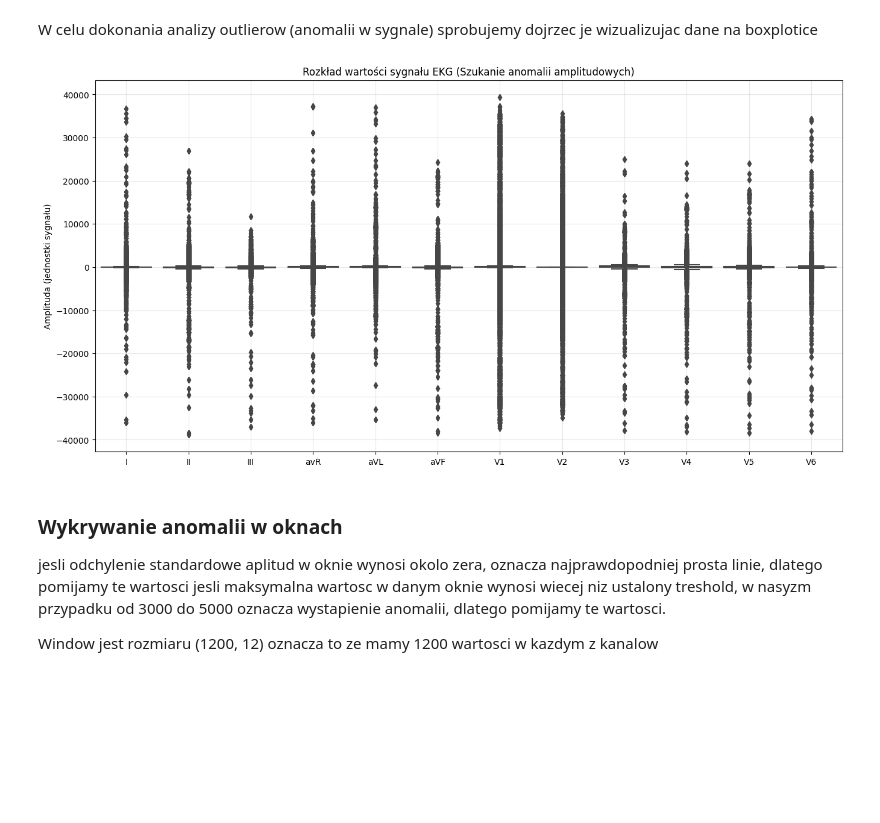
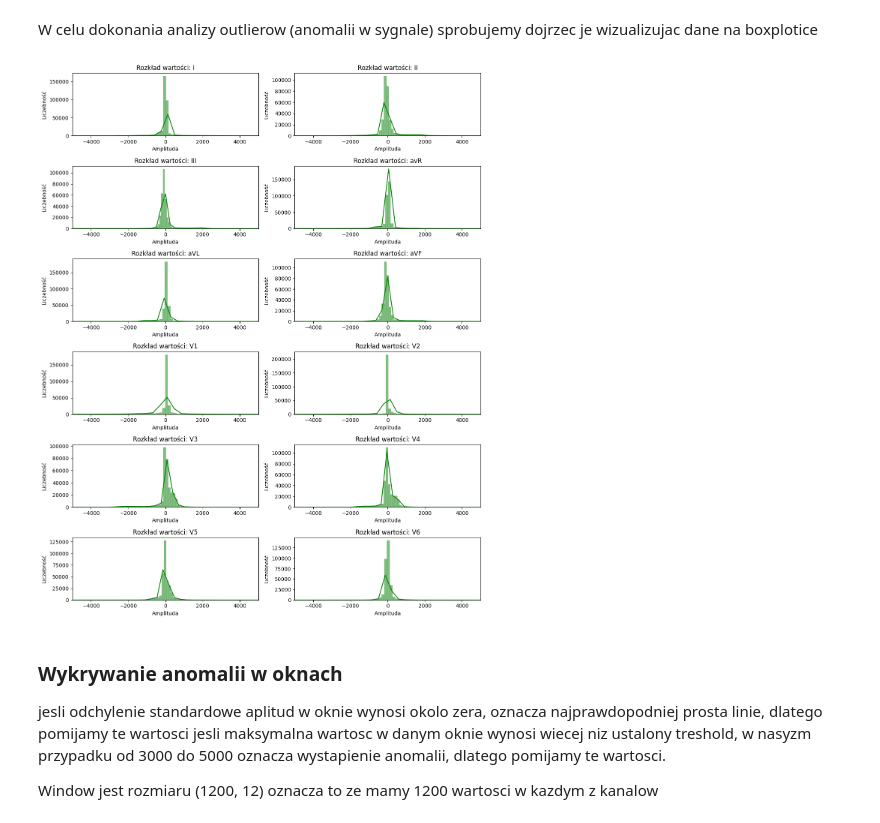
Before and after one commit to MichaelL200/Projekt-EKG, a Jupyter notebook: z2.ipynb, the cells around one changed output. Saved outputs shown, nothing was run; the diff lists cells and outputs as text; code cells hidden in the pictures; blank space fills up the shorter version.

Commit message:
added signal substraction, histplot, watch_data handling, aligmnent

```diff
--- a/z2.ipynb
+++ b/z2.ipynb
@@ -144,0 +140,21 @@ print(resampled_df.head())
+# %%
+subset_dif =  resampled_df[:400] - subset_clean[:400]
+
+
+fig, axes = plt.subplots(nrows=6, ncols=2, figsize=(15, 12))
+
+axes = axes.flatten()
+
+columns = subset_clean.columns
+
+for i, col in enumerate(columns):
+
+    subset_dif[col].plot(ax=axes[i], color='green', label='roznica')
+
+    axes[i].set_title(f"Odprowadzenie: {col}")
+    axes[i].legend(loc='upper right', fontsize='small')
+
+
+plt.suptitle("Porównanie sygnału EKG: Przed vs Po filtracji", y=1.02, fontsize=16)
+plt.tight_layout()
+plt.show()
@@ -171,34 +189,41 @@ def create_windows(df, window_seconds=10, step_seconds=5, fs=128):
     X = np.array(windows)
 
     return X
+
+X_data = create_windows(clean_df, window_seconds=10, step_seconds=5, fs=128)
 # %% [markdown]
 W celu dokonania analizy outlierow (anomalii w sygnale) sprobujemy dojrzec je wizualizujac dane na boxplotice
 # %%
 import seaborn as sns
 
-
-def check_outliers_boxplot(X_data):
+def check_outliers_hist(X_data):
 
     flattened_data = X_data.reshape(-1, 12)
 
 
     df_temp = pd.DataFrame(flattened_data, columns=['I','II','III','avR','aVL','aVF','V1','V2','V3','V4','V5','V6'])
 
+    figs, axes = plt.subplots(nrows=6, ncols=2, figsize=(12,15))
 
-    plt.figure(figsize=(16, 8))
+    axes = axes.flatten()
+
+    columns = df_temp.columns
+    for i, col in enumerate(columns):
+        sns.histplot(data=df_temp, x=col, ax=axes[i], color='green', kde=True, bins=500)
 
 
-    sns.boxplot(data=df_temp)
+        axes[i].set_xlim(-5000, 5000)
+        axes[i].set_title(f"Rozkład wartości: {col}")
+        axes[i].set_xlabel("Amplituda")
+        axes[i].set_ylabel("Liczebność")
 
-    plt.title("Rozkład wartości sygnału EKG (Szukanie anomalii amplitudowych)")
-    plt.ylabel("Amplituda (jednostki sygnału)")
-    plt.grid(True, alpha=0.3)
+    plt.tight_layout()
     plt.show()
 
 X_data = create_windows(clean_df)
-check_outliers_boxplot(X_data)
+check_outliers_hist(X_data)
 # %% [output]
-[figure, old version]
+[figure, new version]
 # %% [markdown]
 ### Wykrywanie anomalii w oknach
 jesli odchylenie standardowe aplitud w oknie wynosi okolo zera, oznacza najprawdopodniej prosta linie, dlatego pomijamy te wartosci
```
Also changed, not shown: parts of 18 cells of this notebook.
